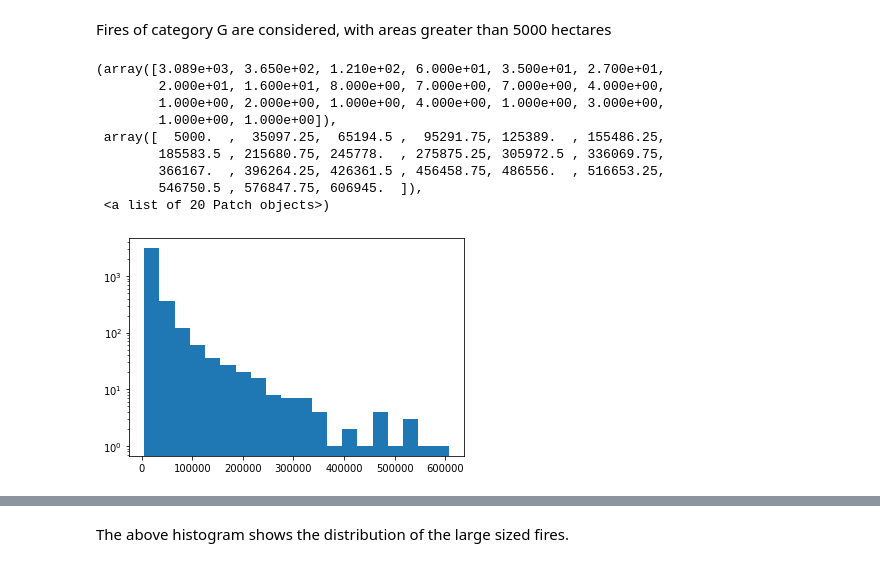
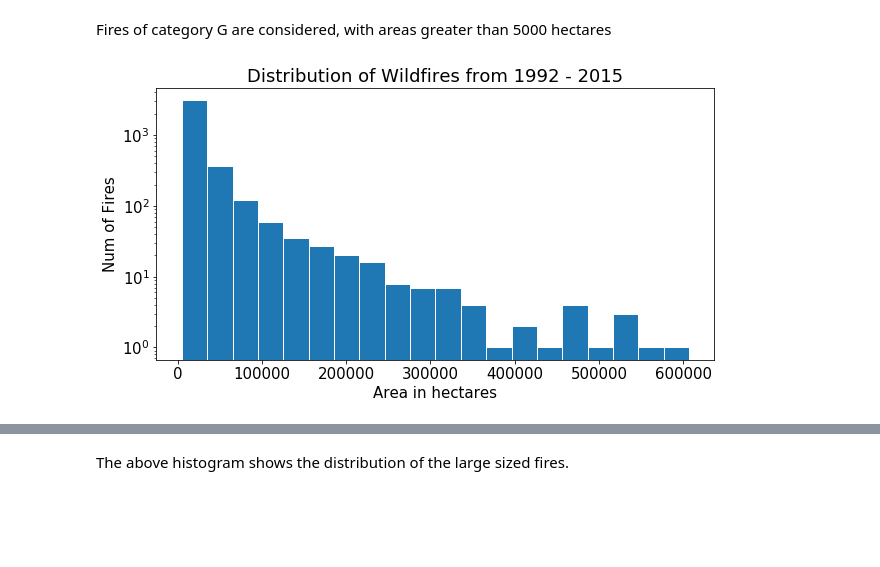
Before and after one commit to adityasant/ECE143_Project, a Jupyter notebook: Local Notebooks/wildfire_datacleaning.ipynb, the cells around one changed output, grey strips where cells are left out. Drawn from its saved outputs; the diff is of its cells as text; code cells hidden in the pictures; blank space fills up the shorter version.

```diff
--- a/Local Notebooks/wildfire_datacleaning.ipynb
+++ b/Local Notebooks/wildfire_datacleaning.ipynb
@@ -144,16 +152,11 @@ Fires of category G are considered, with areas greater than 5000 hectares
 # %%
 large_fire_len = len(large_size_wildfire_data['FIRE_SIZE'])
-# %%
-plt.yscale('log')
-plt.hist(large_size_wildfire_data['FIRE_SIZE'],bins=20)
-# %% [output]
-(array([3.089e+03, 3.650e+02, 1.210e+02, 6.000e+01, 3.500e+01, 2.700e+01,
-        2.000e+01, 1.600e+01, 8.000e+00, 7.000e+00, 7.000e+00, 4.000e+00,
-        1.000e+00, 2.000e+00, 1.000e+00, 4.000e+00, 1.000e+00, 3.000e+00,
-        1.000e+00, 1.000e+00]),
- array([  5000.  ,  35097.25,  65194.5 ,  95291.75, 125389.  , 155486.25,
-        185583.5 , 215680.75, 245778.  , 275875.25, 305972.5 , 336069.75,
-        366167.  , 396264.25, 426361.5 , 456458.75, 486556.  , 516653.25,
-        546750.5 , 576847.75, 606945.  ]),
- <a list of 20 Patch objects>)
-[figure, removed]
+# %%
+fig,ax = plt.subplots(figsize=(10, 5))
+ax.hist(large_size_wildfire_data['FIRE_SIZE'],bins=20,edgecolor='white', linewidth=1);
+ax.set_yscale('log')
+ax.set_xlabel('Area in hectares',fontsize=15);
+ax.set_ylabel('Num of Fires');
+ax.set_title('Distribution of Wildfires from 1992 - 2015');
+# %% [output]
+[figure, added]
```
Also changed, not shown: parts of 8 cells of this notebook.
